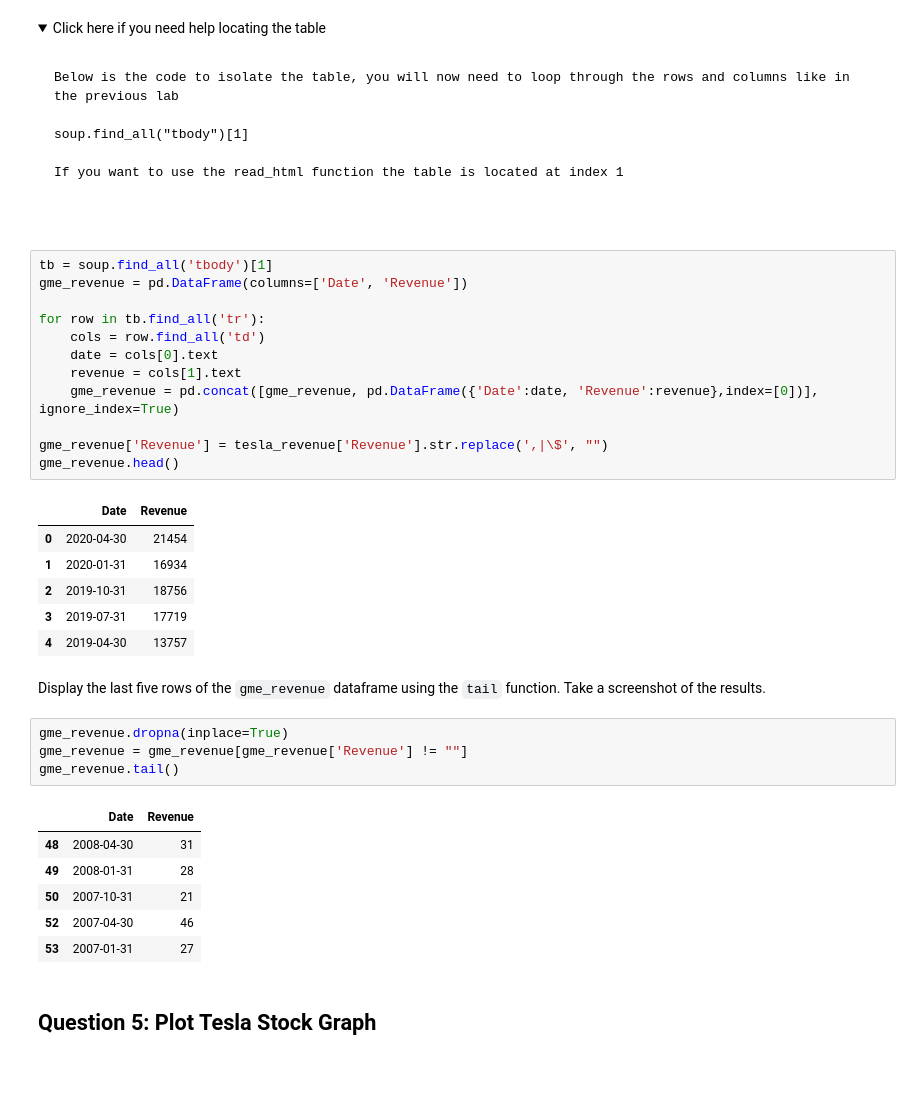
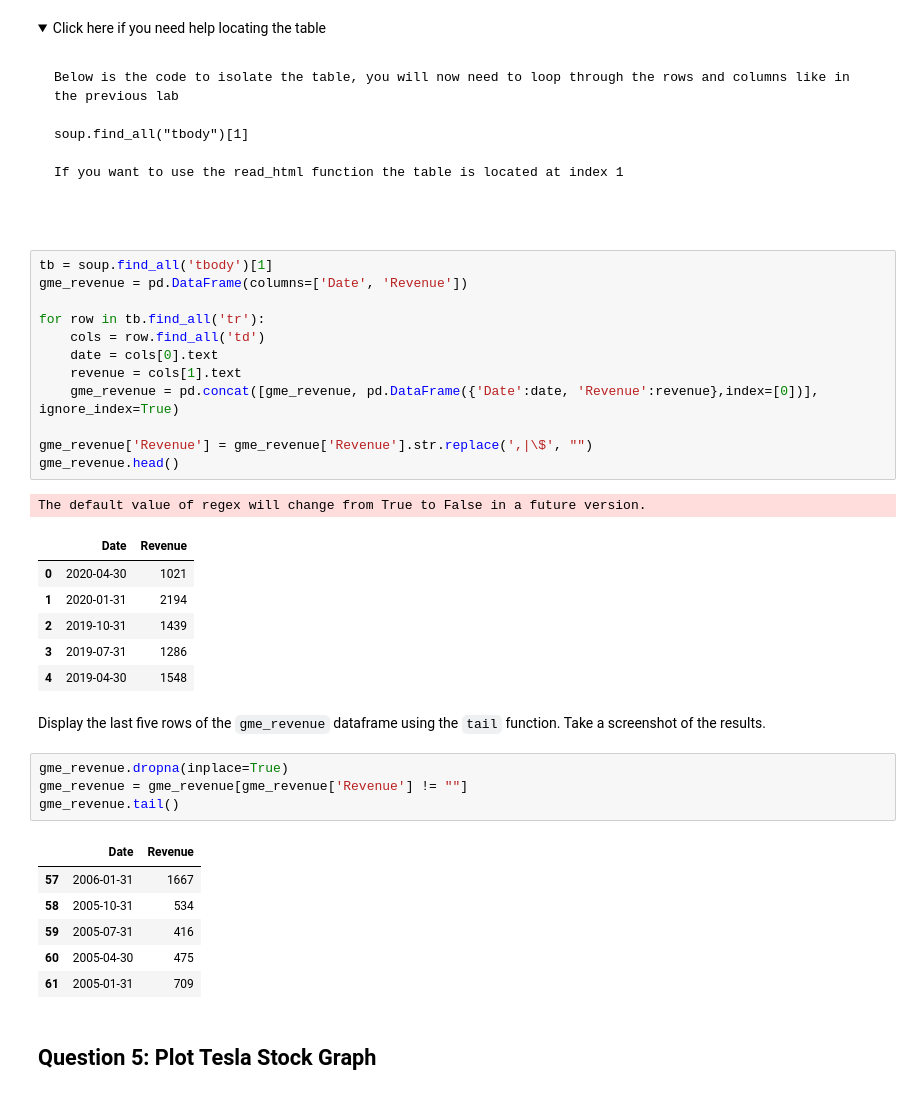
Before and after one commit to poojabildikar/investment_dashboard, a Jupyter notebook: Final Assignment.ipynb, the cells around one changed output. Drawn from its saved outputs; the diff is of its cells as text; folded sections open.

```diff
--- a/Final Assignment.ipynb
+++ b/Final Assignment.ipynb
@@ -241,22 +241,23 @@ If you want to use the read_html function the table is located at index 1
 # %%
 tb = soup.find_all('tbody')[1]
 gme_revenue = pd.DataFrame(columns=['Date', 'Revenue'])
 
 for row in tb.find_all('tr'):
     cols = row.find_all('td')
     date = cols[0].text
     revenue = cols[1].text
     gme_revenue = pd.concat([gme_revenue, pd.DataFrame({'Date':date, 'Revenue':revenue},index=[0])], ignore_index=True)
 
-gme_revenue['Revenue'] = tesla_revenue['Revenue'].str.replace(',|\$', "")
+gme_revenue['Revenue'] = gme_revenue['Revenue'].str.replace(',|\$', "")
 gme_revenue.head()
 # %% [output]
+The default value of regex will change from True to False in a future version.
 |  | Date | Revenue |
-| 0 | 2020-04-30 | 21454 |
-| 1 | 2020-01-31 | 16934 |
-| 2 | 2019-10-31 | 18756 |
-| 3 | 2019-07-31 | 17719 |
-| 4 | 2019-04-30 | 13757 |
+| 0 | 2020-04-30 | 1021 |
+| 1 | 2020-01-31 | 2194 |
+| 2 | 2019-10-31 | 1439 |
+| 3 | 2019-07-31 | 1286 |
+| 4 | 2019-04-30 | 1548 |
 # %% [markdown]
 Display the last five rows of the `gme_revenue` dataframe using the `tail` function. Take a screenshot of the results.
 # %%
@@ -265,11 +266,11 @@ gme_revenue = gme_revenue[gme_revenue['Revenue'] != ""]
 gme_revenue.tail()
 # %% [output]
 |  | Date | Revenue |
-| 48 | 2008-04-30 | 31 |
-| 49 | 2008-01-31 | 28 |
-| 50 | 2007-10-31 | 21 |
-| 52 | 2007-04-30 | 46 |
-| 53 | 2007-01-31 | 27 |
+| 57 | 2006-01-31 | 1667 |
+| 58 | 2005-10-31 | 534 |
+| 59 | 2005-07-31 | 416 |
+| 60 | 2005-04-30 | 475 |
+| 61 | 2005-01-31 | 709 |
 # %% [markdown]
 ## Question 5: Plot Tesla Stock Graph
 # %% [markdown]
```
Also changed, not shown: parts of 2 cells of this notebook.
